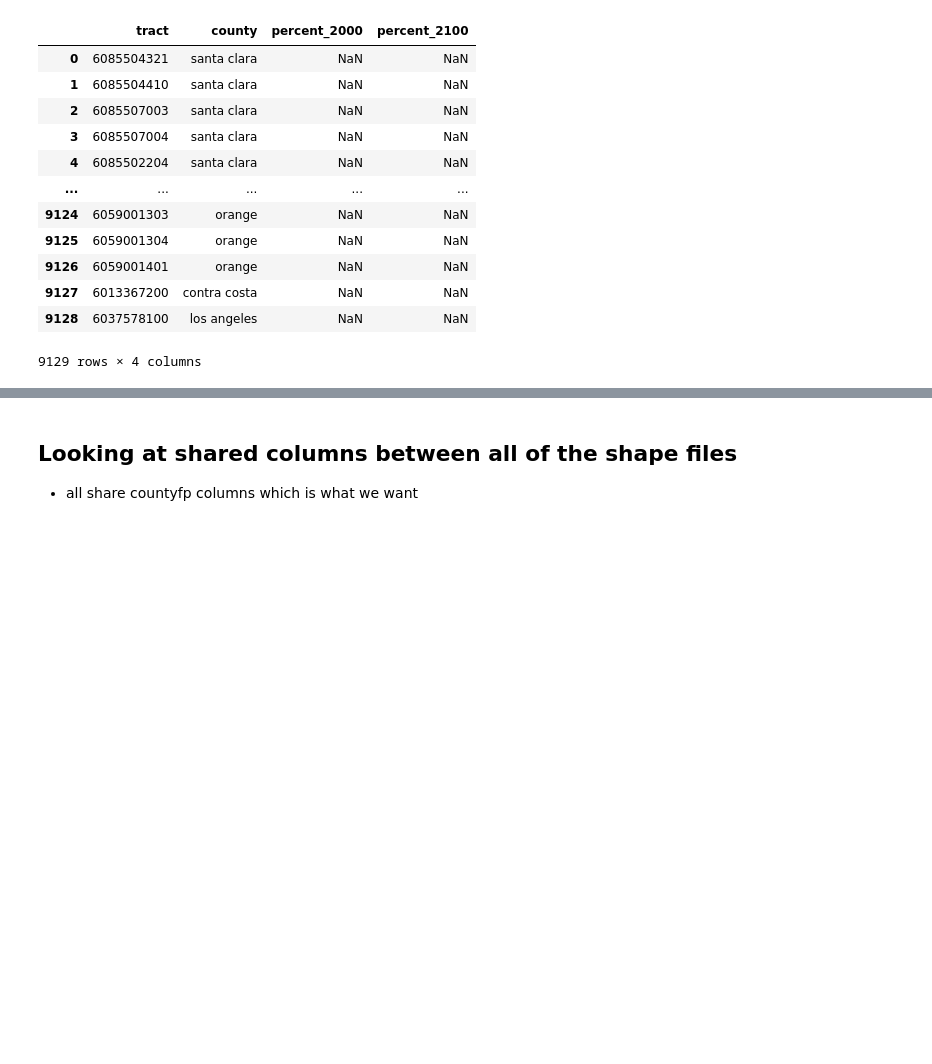
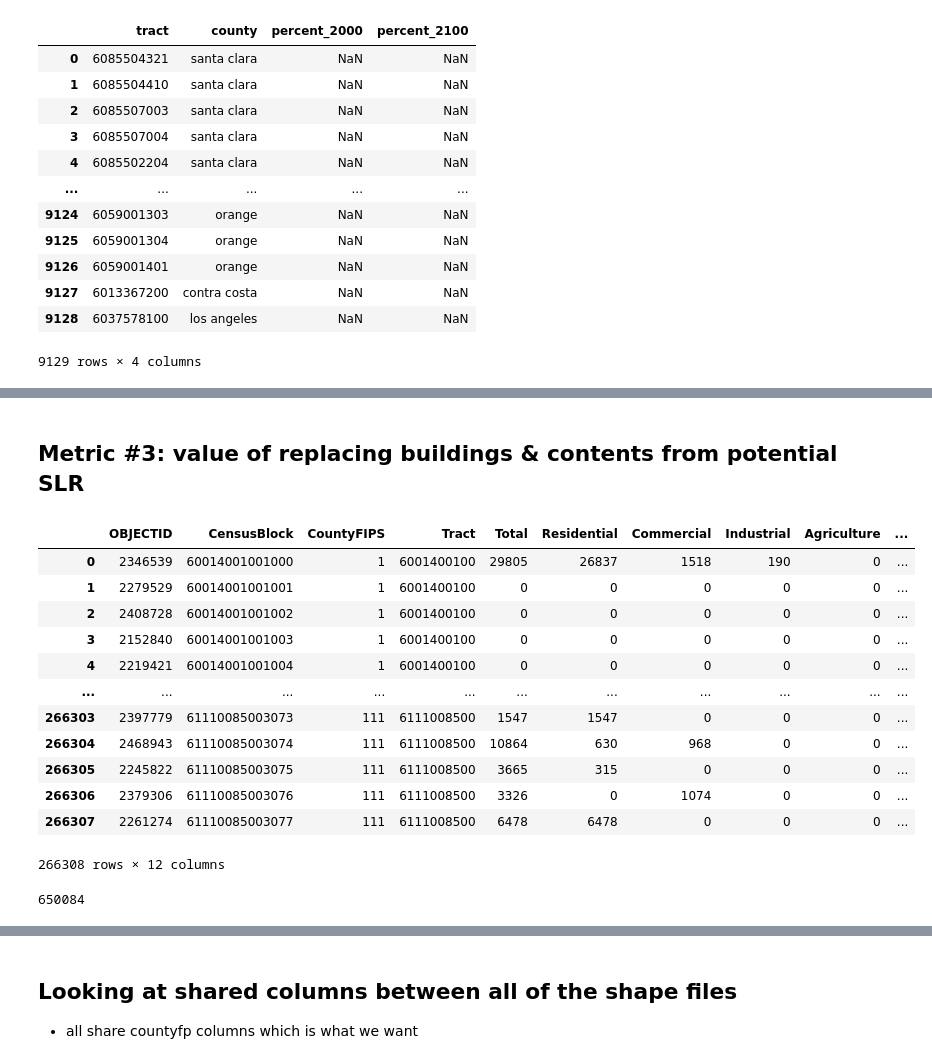
Before and after one commit to Eagle-Rock-Analytics/carb-climate-index, a Jupyter notebook: scripts/data_metric_calc/climate_slr_pacific.ipynb, the cells around one changed output, grey strips where cells are left out. Drawn from its saved outputs; the diff is of its cells as text; code cells hidden in the pictures; blank space fills up the shorter version.

Commit message:
adjusted metrics, renamed, updated metadata

```diff
--- a/scripts/data_metric_calc/climate_slr_pacific.ipynb
+++ b/scripts/data_metric_calc/climate_slr_pacific.ipynb
@@ -206,0 +307,19 @@ future_slr_vulnerability.to_csv('slr_vulnerable_future_metric.csv', index=False)
+# %% [markdown]
+## Metric #3: value of replacing buildings & contents from potential SLR
+# %%
+building_cost_data = pd.read_csv('total_value_building_contents.csv')
+building_cost_data
+# %% [output]
+|  | OBJECTID | CensusBlock | CountyFIPS | Tract | Total | Residential | Commercial | Industrial | Agriculture | ... |
+| 0 | 2346539 | 60014001001000 | 1 | 6001400100 | 29805 | 26837 | 1518 | 190 | 0 | ... |
+| 1 | 2279529 | 60014001001001 | 1 | 6001400100 | 0 | 0 | 0 | 0 | 0 | ... |
+| 2 | 2408728 | 60014001001002 | 1 | 6001400100 | 0 | 0 | 0 | 0 | 0 | ... |
+| 3 | 2152840 | 60014001001003 | 1 | 6001400100 | 0 | 0 | 0 | 0 | 0 | ... |
+| 4 | 2219421 | 60014001001004 | 1 | 6001400100 | 0 | 0 | 0 | 0 | 0 | ... |
+| ... | ... | ... | ... | ... | ... | ... | ... | ... | ... | ... |
+| 266303 | 2397779 | 61110085003073 | 111 | 6111008500 | 1547 | 1547 | 0 | 0 | 0 | ... |
+| 266304 | 2468943 | 61110085003074 | 111 | 6111008500 | 10864 | 630 | 968 | 0 | 0 | ... |
+| 266305 | 2245822 | 61110085003075 | 111 | 6111008500 | 3665 | 315 | 0 | 0 | 0 | ... |
+| 266306 | 2379306 | 61110085003076 | 111 | 6111008500 | 3326 | 0 | 1074 | 0 | 0 | ... |
+| 266307 | 2261274 | 61110085003077 | 111 | 6111008500 | 6478 | 6478 | 0 | 0 | 0 | ... |
+266308 rows × 12 columns
@@ -206,0 +328,7 @@ future_slr_vulnerability.to_csv('slr_vulnerable_future_metric.csv', index=False)
+# %%
+# to check totals calculated in the cell below are accurate
+check_tract = building_cost_columns[building_cost_columns['Tract'] == 6001400100]
+total_sum = check_tract['Total'].sum()
+print(total_sum)
+# %% [output]
+650084
```
Also changed, not shown: parts of 44 cells of this notebook.
